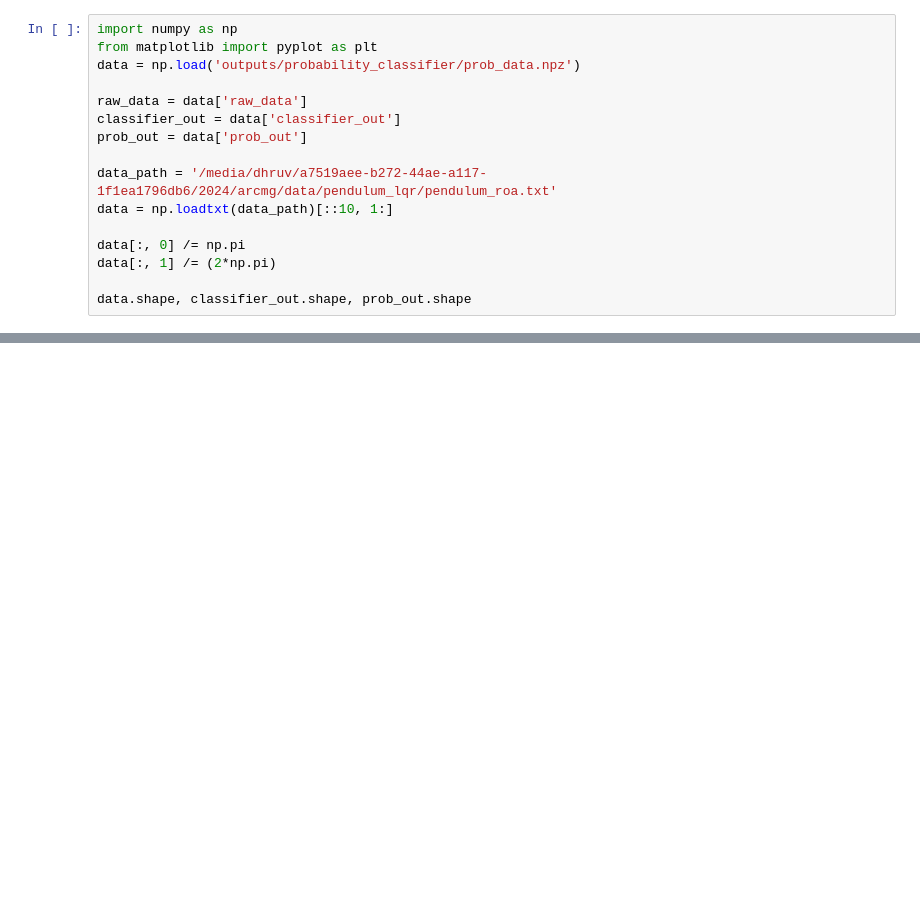
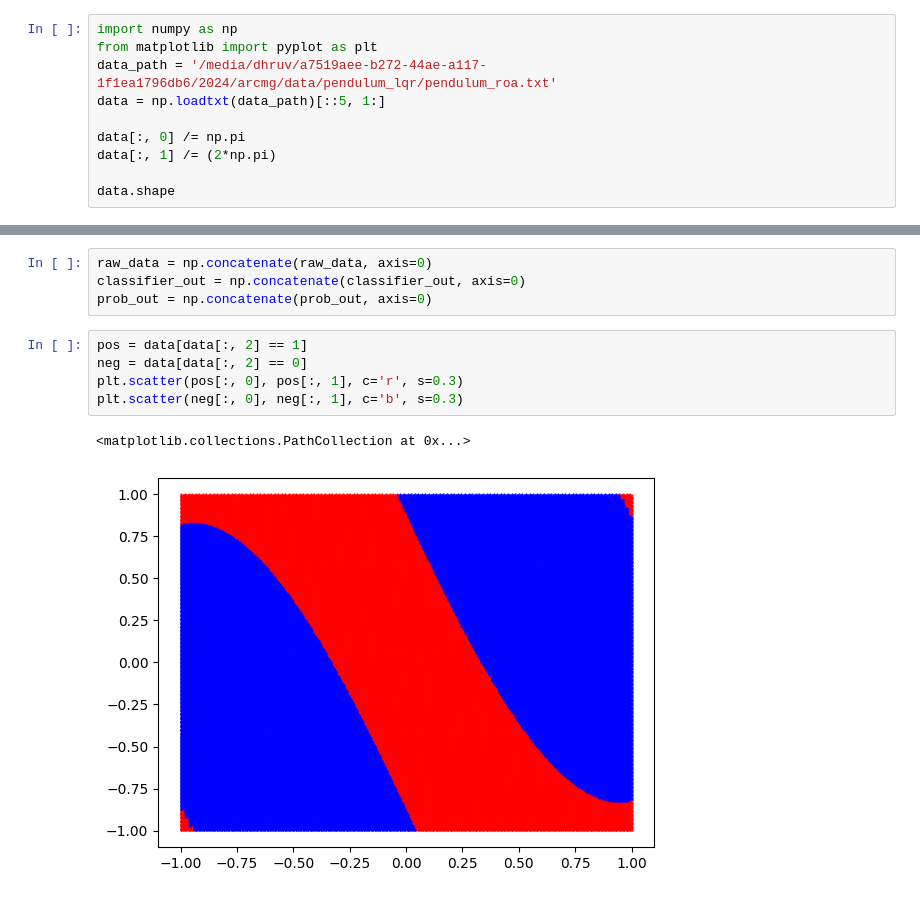
Before and after one commit to dhruvmetha/arcmg, a Jupyter notebook: presentation.ipynb, the cells around one changed output, grey strips where cells are left out. Saved outputs shown, nothing was run; the diff lists cells and outputs as text; blank space fills up the shorter version.

```diff
--- a/presentation.ipynb
+++ b/presentation.ipynb
@@ -1,17 +1,11 @@
 # %%
 import numpy as np
 from matplotlib import pyplot as plt
-data = np.load('outputs/probability_classifier/prob_data.npz')
-
-raw_data = data['raw_data']
-classifier_out = data['classifier_out']
-prob_out = data['prob_out']
-
 data_path = '/media/dhruv/a7519aee-b272-44ae-a117-1f1ea1796db6/2024/arcmg/data/pendulum_lqr/pendulum_roa.txt'
-data = np.loadtxt(data_path)[::10, 1:]
+data = np.loadtxt(data_path)[::5, 1:]
 
 data[:, 0] /= np.pi
 data[:, 1] /= (2*np.pi)
 
-data.shape, classifier_out.shape, prob_out.shape
+data.shape
 # %% [output]
@@ -24,3 +65,15 @@ plt.scatter(data[:, 0], data[:, 1], c=data[:, 2], cmap='RdBu', s=0.3)
+# %%
+raw_data = np.concatenate(raw_data, axis=0)
+classifier_out = np.concatenate(classifier_out, axis=0)
+prob_out = np.concatenate(prob_out, axis=0)
+# %%
+pos = data[data[:, 2] == 1]
+neg = data[data[:, 2] == 0]
+plt.scatter(pos[:, 0], pos[:, 1], c='r', s=0.3)
+plt.scatter(neg[:, 0], neg[:, 1], c='b', s=0.3)
+# %% [output]
+<matplotlib.collections.PathCollection at 0x...>
+[figure, added]
 # %%
 fig, ax = plt.subplots(1, 2, figsize=(15, 5))
 ax[0].scatter(raw_data[:, 0], raw_data[:, 1], c=classifier_out[:, 1], cmap='RdBu', s=0.3)
```
Also changed, not shown: parts of 8 cells of this notebook, 32 other files.
